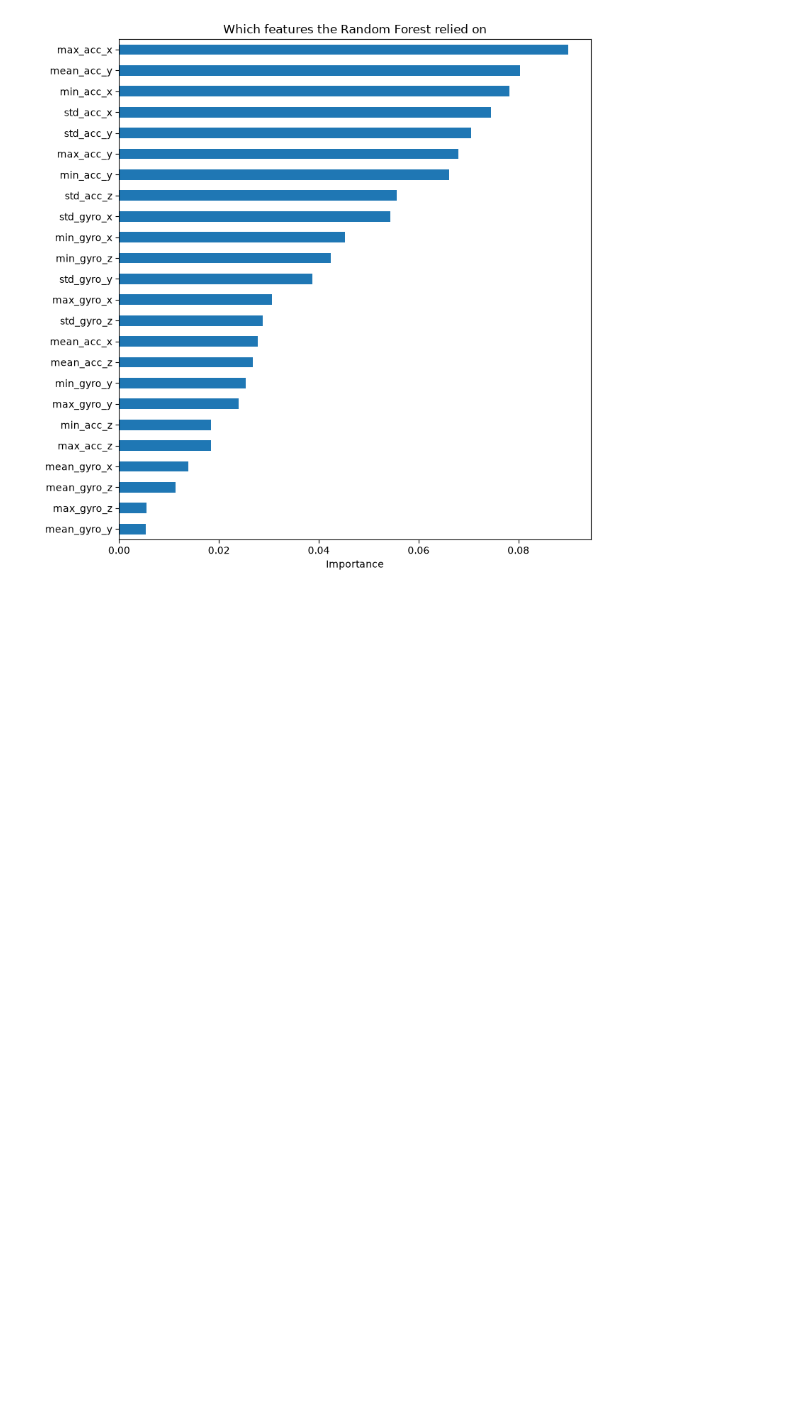
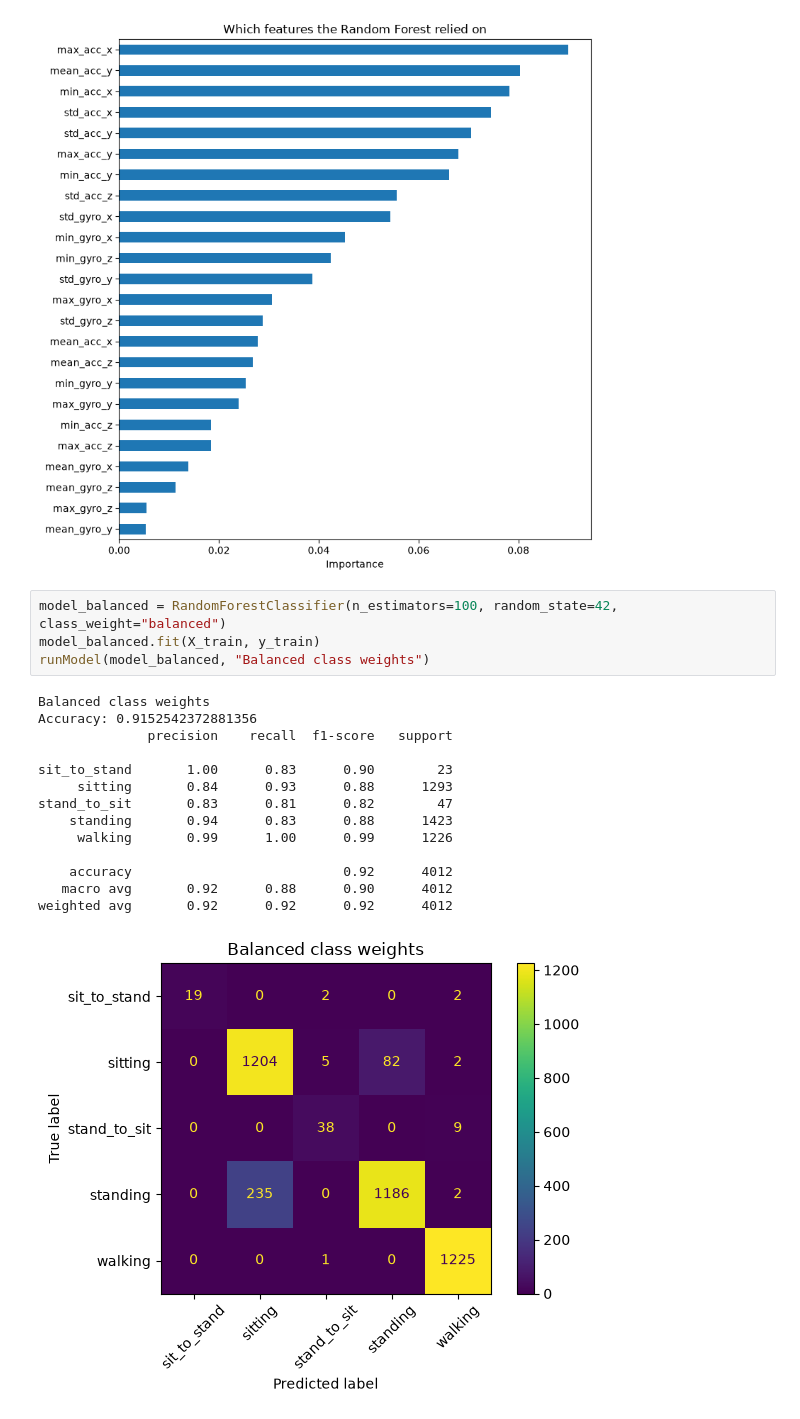
Before and after one commit to 0wenmarks/IoT_S1_Models, a Jupyter notebook: IoT_S1_Owen/notebooks/devTest.ipynb, the cells around one changed output. Cells and saved outputs as stored; diff of their text form; blank space fills up the shorter version.

Commit message:
Added a balanced copy of the model
Added a copy of the random forest model that had it's class weight as "balanced" to asses changes. As there are less windows for the two transition activities it may improve accuracy for them.

```diff
--- a/IoT_S1_Owen/notebooks/devTest.ipynb
+++ b/IoT_S1_Owen/notebooks/devTest.ipynb
@@ -101,3 +101,22 @@ std_gyro_x    0.054310
 min_gyro_x    0.045221
 dtype: float64
 [figure]
+# %%
+model_balanced = RandomForestClassifier(n_estimators=100, random_state=42, class_weight="balanced")
+model_balanced.fit(X_train, y_train)
+runModel(model_balanced, "Balanced class weights")
+# %% [output]
+Balanced class weights
+Accuracy: 0.9152542372881356
+              precision    recall  f1-score   support
+
+sit_to_stand       1.00      0.83      0.90        23
+     sitting       0.84      0.93      0.88      1293
+stand_to_sit       0.83      0.81      0.82        47
+    standing       0.94      0.83      0.88      1423
+     walking       0.99      1.00      0.99      1226
+
+    accuracy                           0.92      4012
+   macro avg       0.92      0.88      0.90      4012
+weighted avg       0.92      0.92      0.92      4012
+[figure, added]
```
